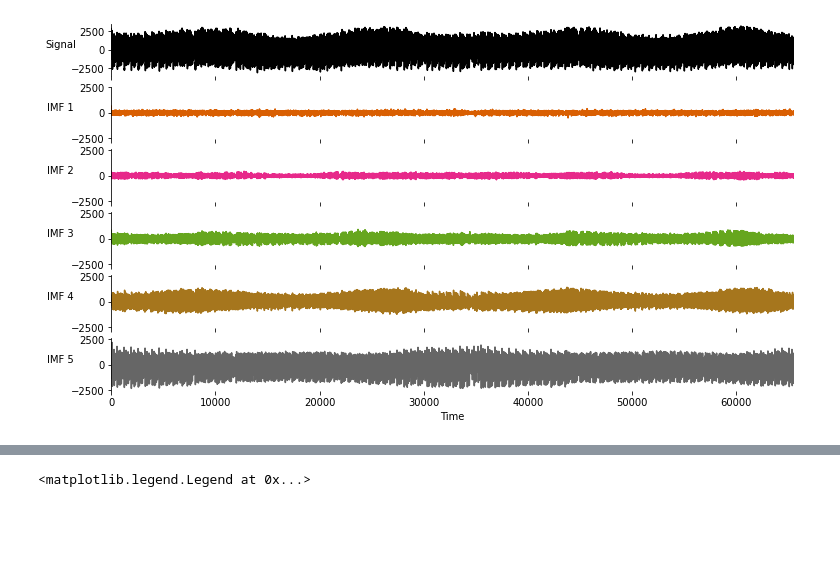
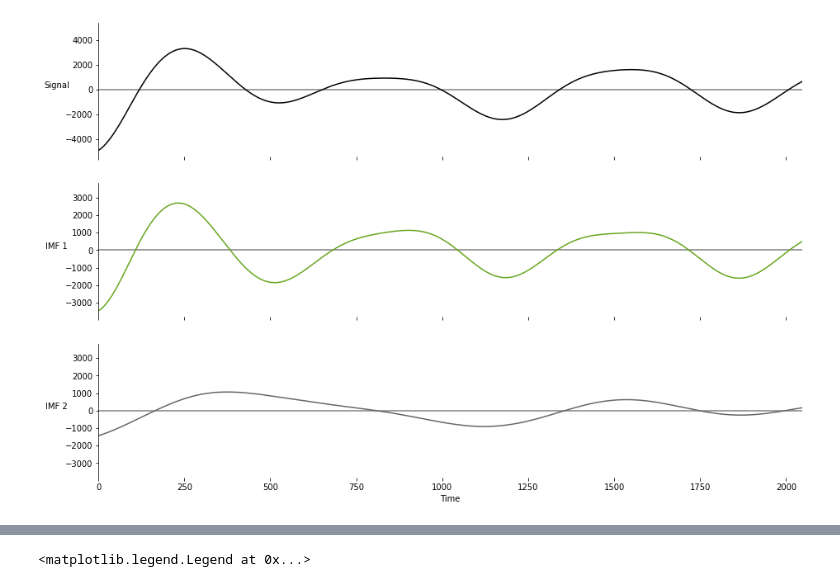
Before and after one commit to Nuelam9/Report-2, a Jupyter notebook: src/fuorier - week-prova.ipynb, the cells around one changed output, grey strips where cells are left out. Cells and saved outputs as stored; diff of their text form; code cells hidden in the pictures; blank space fills up the shorter version.

```diff
--- a/src/fuorier - week-prova.ipynb
+++ b/src/fuorier - week-prova.ipynb
@@ -27,3 +27,6 @@ Electric.loc[Electric.Day.isin(['Sunday']) ,'Holiday'] = True
 # %%
 import emd
 from scipy import ndimage
+# %%
+# Run a mask sift
+imf = emd.sift.mask_sift(Electric.Load.to_numpy(), max_imfs=17) #, nprocesses=6)
@@ -30,13 +48,10 @@ from scipy import ndimage
 # %%
-# Run a mask sift
-imf = emd.sift.mask_sift(Electric.Load.to_numpy(), max_imfs=5) #, nprocesses=6)
-
 # Visualise the IMFs
-sample_rate = 256*64
-fig = plt.figure(figsize=(12, 6))
-emd.plotting.plot_imfs(imf[:sample_rate*4, :], cmap=True, scale_y=True, fig=fig)
+sample_rate = 2048*1
+fig = plt.figure(figsize=(15, 9))
+emd.plotting.plot_imfs(imf[:sample_rate, 7:9], cmap=True, scale_y=True, fig=fig)
 # %% [output]
-[figure, old version]
+[figure, new version]
 # %%
 # Extract frequency information
 IP, IF, IA = emd.spectra.frequency_transform(imf, sample_rate, 'nht')
```
Also changed, not shown: parts of 5 cells of this notebook.
